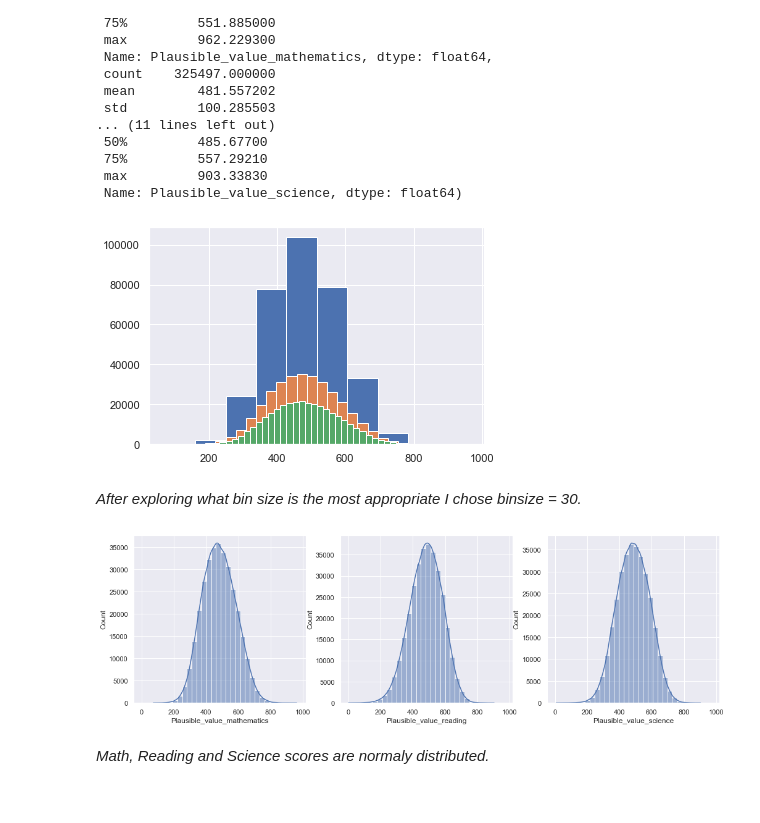
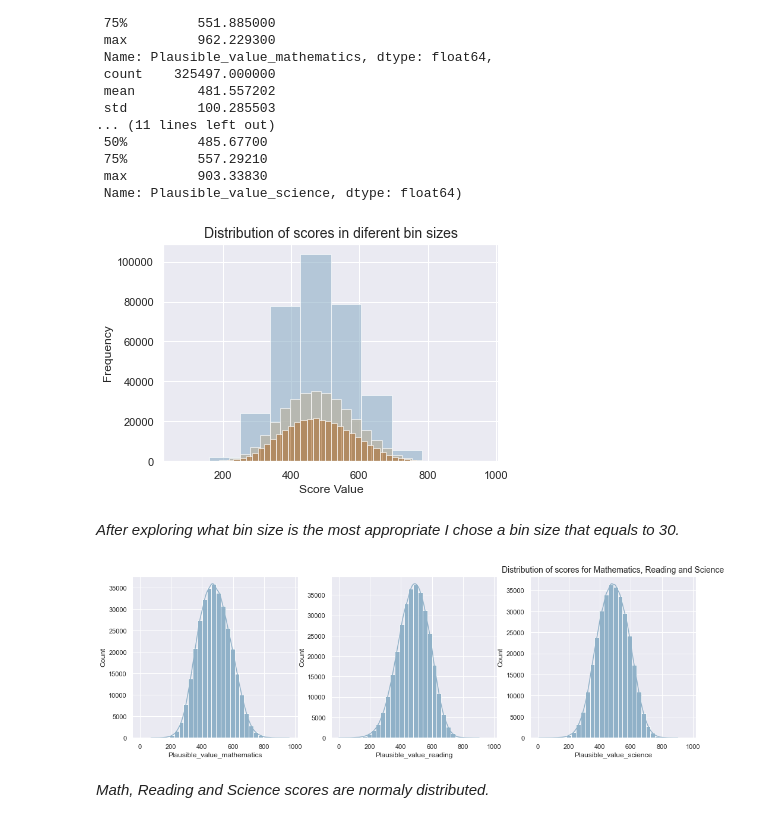
Before and after one commit to AndrejaCH/Exploratory_and_Explanatory_Visualizations, a Jupyter notebook: Data_Exploration.ipynb, the cells around one changed output. Saved outputs shown, nothing was run; the diff lists cells and outputs as text; code cells hidden in the pictures.

```diff
--- a/Data_Exploration.ipynb
+++ b/Data_Exploration.ipynb
@@ -498,5 +500,8 @@ I will focus on the following charts:
 ### OECD country distribution
 # %%
 # Define colors
-colors = ['#90b1c8','#873e23']
+colors = ['#90b1c8','#baae97']
+color1 = ['#90b1c8']
+color2 = ['#baae97']
+color3 = ['#ad6d2f']
 # %%
@@ -553,20 +574,25 @@ df.Plausible_value_mathematics.describe(), df.Plausible_value_reading.describe()
  Name: Plausible_value_science, dtype: float64)
 # %%
 # Histogram for distribution of math, reading and science scores -  deciding on appropriate binning
-plt.hist(data = df, x = 'Plausible_value_mathematics', bins = 10);
-plt.hist(data = df, x = 'Plausible_value_mathematics', bins = 30);
-plt.hist(data = df, x = 'Plausible_value_mathematics', bins = 50);
+plt.hist(data = df, x = 'Plausible_value_mathematics', bins = 10, color = color1, alpha=.6);
+plt.hist(data = df, x = 'Plausible_value_mathematics', bins = 30, color = color2, alpha=.6);
+plt.hist(data = df, x = 'Plausible_value_mathematics', bins = 50, color = color3, alpha=.6);
+plt.ylabel('Frequency')
+plt.xlabel('Score Value')
+plt.title('Distribution of scores in diferent bin sizes', fontsize=14);
 # %% [output]
-[figure, old version]
+[figure, new version]
 # %% [markdown]
-*After exploring what bin size is the most appropriate I chose binsize = 30.*
+*After exploring what bin size is the most appropriate I chose a bin size that equals to 30.*
 # %%
+# Plot the distribution of math, reading, science and overall scores
 fig, axs = plt.subplots(ncols=3, figsize=(17, 5), sharex=True)
-sns.histplot(df.Plausible_value_mathematics, kde=True, binwidth=30, ax=axs[0]);
-sns.histplot(df.Plausible_value_reading, kde=True, binwidth=30, ax=axs[1]);
-sns.histplot(df.Plausible_value_science, kde=True, binwidth=30, ax=axs[2]);
+sns.histplot(df.Plausible_value_mathematics, kde=True, binwidth=30, ax=axs[0], color = color1, alpha=1);
+sns.histplot(df.Plausible_value_reading, kde=True, binwidth=30, ax=axs[1], color = color1, alpha=1);
+sns.histplot(df.Plausible_value_science, kde=True, binwidth=30, ax=axs[2], color = color1, alpha=1);
+plt.title('Distribution of scores for Mathematics, Reading and Science', fontsize=14);
 # %% [output]
-[figure, old version]
+[figure, new version]
 # %% [markdown]
 *Math, Reading and Science scores are normaly distributed.*
 # %% [markdown]
```
Also changed, not shown: parts of 94 cells of this notebook.
